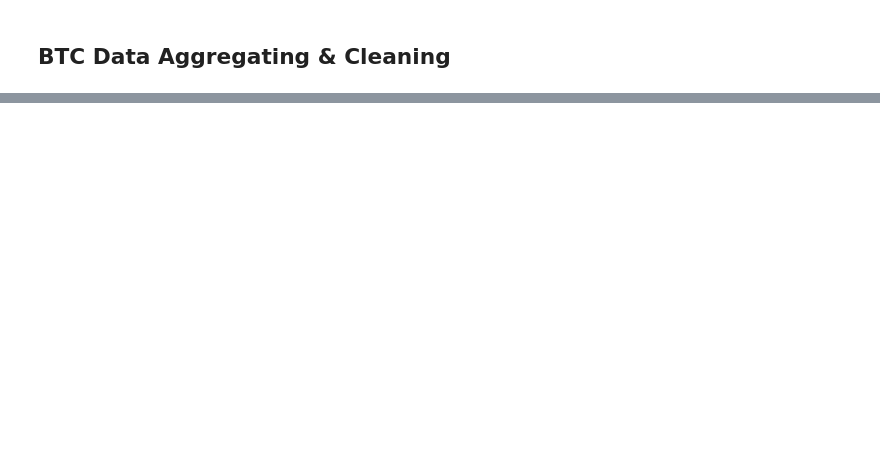
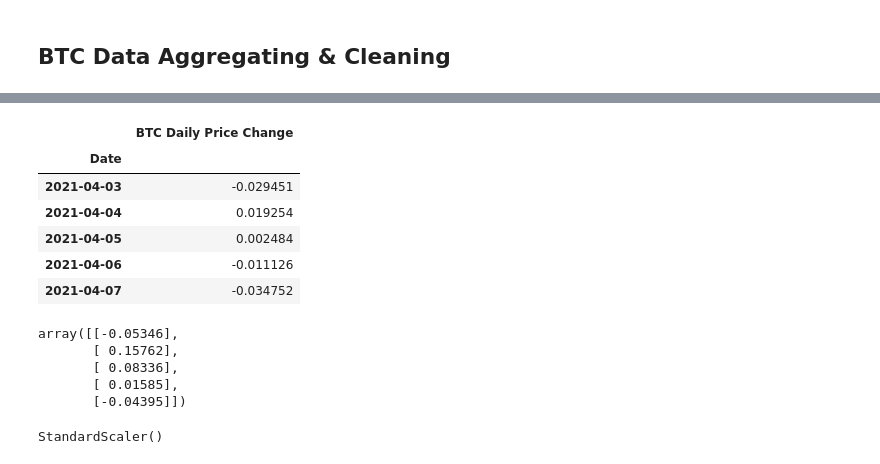
Before and after one commit to glensven/LSTM_Crypto_Sentiment_Analysis, a Jupyter notebook: Glen_Code/Glen_Code.ipynb, the cells around one changed output, grey strips where cells are left out. Cells and saved outputs as stored; diff of their text form; code cells hidden in the pictures; blank space fills up the shorter version.

```diff
--- a/Glen_Code/Glen_Code.ipynb
+++ b/Glen_Code/Glen_Code.ipynb
@@ -114,0 +181,3 @@ btc_data.tail()
+# %%
+# For headlines:
+btc_headlines, dates = get_headlines("bitcoin")
@@ -114,0 +271,24 @@ btc_data.tail()
+# %%
+# Define features data
+X = btc_sentiments.copy()
+X = X.drop(columns=["btc_avg"])
+X.head()
+# %% [output]
+|  | BTC Daily Price Change |
+| Date |  |
+| 2021-04-03 | -0.029451 |
+| 2021-04-04 | 0.019254 |
+| 2021-04-05 | 0.002484 |
+| 2021-04-06 | -0.011126 |
+| 2021-04-07 | -0.034752 |
+# %%
+# Define target data
+y = btc_sentiments["btc_avg"].values
+y = y.reshape(-1, 1)
+y[:5]
+# %% [output]
+array([[-0.05346],
+       [ 0.15762],
+       [ 0.08336],
+       [ 0.01585],
+       [-0.04395]])
@@ -114,0 +301,5 @@ btc_data.tail()
+# %%
+# Fit the scaler
+X_scaler.fit(X_train)
+# %% [output]
+StandardScaler()
```
Also changed, not shown: parts of 19 cells of this notebook.
